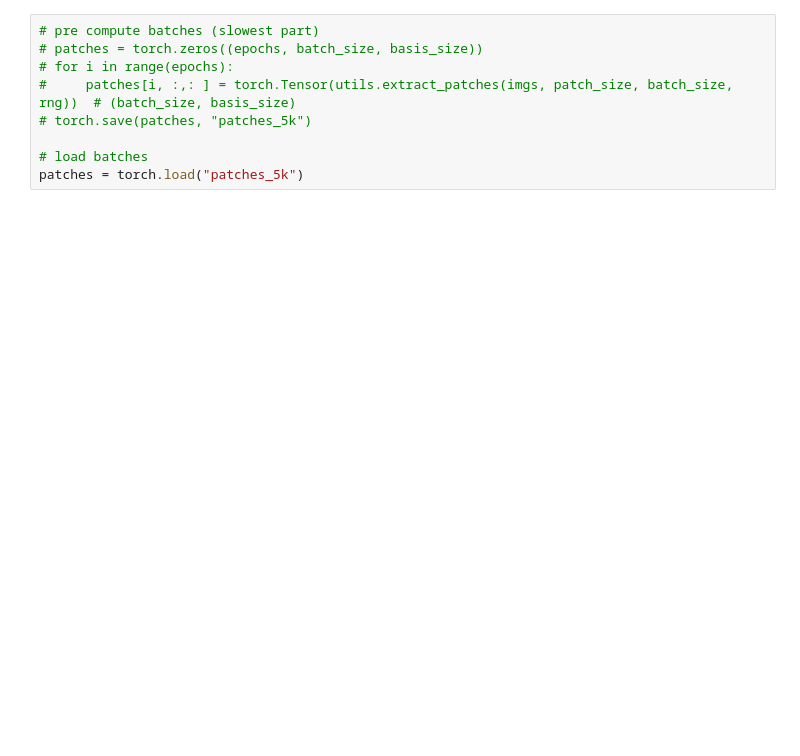
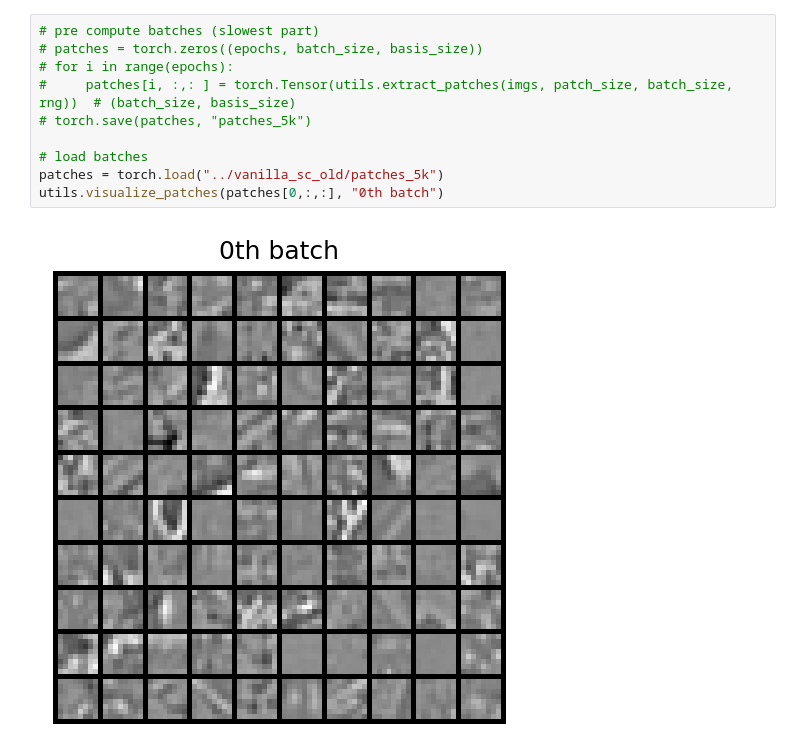
Before and after one commit to 9q9q/vanilla_sc, a Jupyter notebook: sparse_coding_demo.ipynb, the cells around one changed output. Drawn from its saved outputs; the diff is of its cells as text; blank space fills up the shorter version.

```diff
--- a/sparse_coding_demo.ipynb
+++ b/sparse_coding_demo.ipynb
@@ -70,10 +66,13 @@ utils.display(phi_grid, bar=False)
 # %%
 # pre compute batches (slowest part)
 # patches = torch.zeros((epochs, batch_size, basis_size))
 # for i in range(epochs):
 #     patches[i, :,: ] = torch.Tensor(utils.extract_patches(imgs, patch_size, batch_size, rng))  # (batch_size, basis_size)
 # torch.save(patches, "patches_5k")
 
 # load batches
-patches = torch.load("patches_5k")
+patches = torch.load("../vanilla_sc_old/patches_5k")
+utils.visualize_patches(patches[0,:,:], "0th batch")
+# %% [output]
+[figure, added]
 # %%
```
Also changed, not shown: parts of 10 cells of this notebook, 1 other file.
